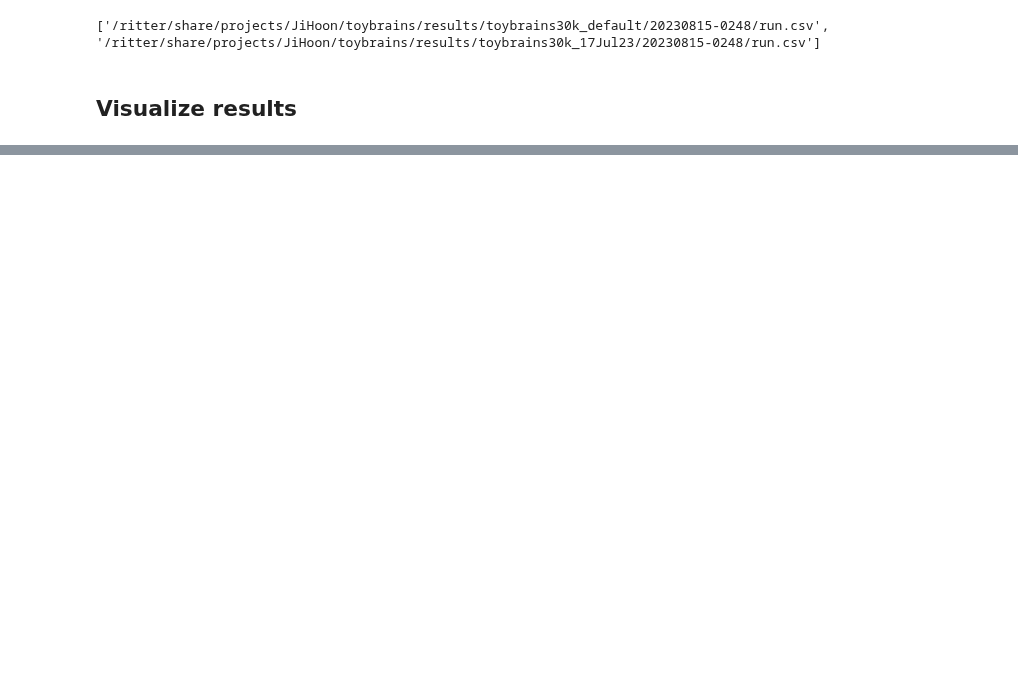
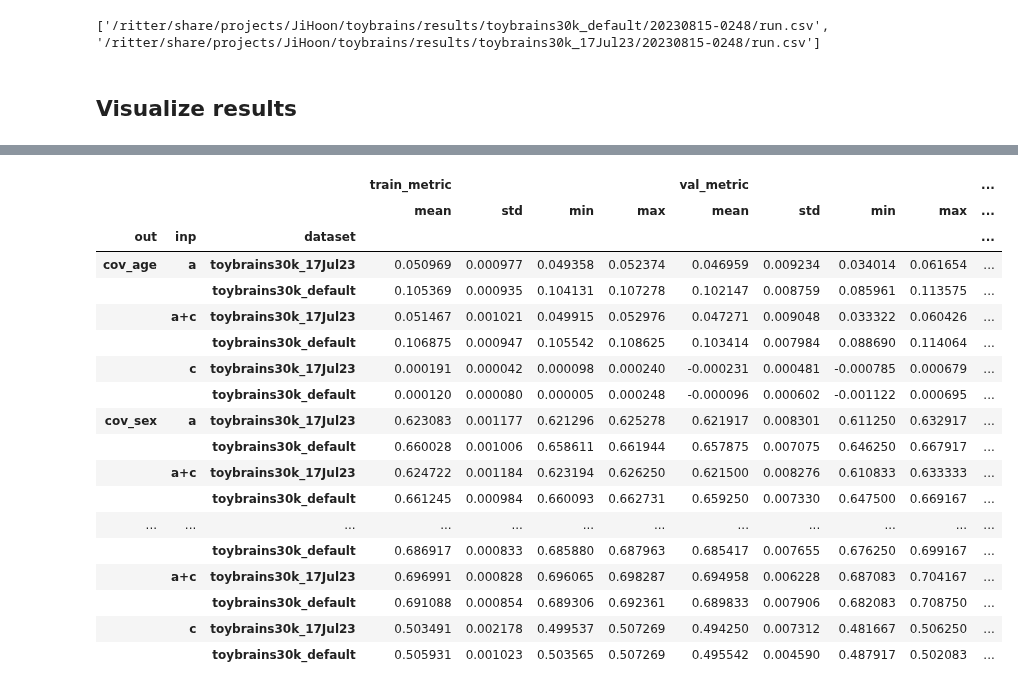
Before and after one commit to RoshanRane/toybrains, a Jupyter notebook: main_baseline-short.ipynb, the cells around one changed output, grey strips where cells are left out. Saved outputs shown, nothing was run; the diff lists cells and outputs as text; code cells hidden in the pictures; blank space fills up the shorter version.

```diff
--- a/main_baseline-short.ipynb
+++ b/main_baseline-short.ipynb
@@ -132,0 +133,22 @@ print(out_path_list)
+# %%
+summary(viz_df)
+# %% [output]
+|  |  |  | train_metric |  |  |  | val_metric |  |  |  | ... |
+|  |  |  | mean | std | min | max | mean | std | min | max | ... |
+| out | inp | dataset |  |  |  |  |  |  |  |  | ... |
+| cov_age | a | toybrains30k_17Jul23 | 0.050969 | 0.000977 | 0.049358 | 0.052374 | 0.046959 | 0.009234 | 0.034014 | 0.061654 | ... |
+|  |  | toybrains30k_default | 0.105369 | 0.000935 | 0.104131 | 0.107278 | 0.102147 | 0.008759 | 0.085961 | 0.113575 | ... |
+|  | a+c | toybrains30k_17Jul23 | 0.051467 | 0.001021 | 0.049915 | 0.052976 | 0.047271 | 0.009048 | 0.033322 | 0.060426 | ... |
+|  |  | toybrains30k_default | 0.106875 | 0.000947 | 0.105542 | 0.108625 | 0.103414 | 0.007984 | 0.088690 | 0.114064 | ... |
+|  | c | toybrains30k_17Jul23 | 0.000191 | 0.000042 | 0.000098 | 0.000240 | -0.000231 | 0.000481 | -0.000785 | 0.000679 | ... |
+|  |  | toybrains30k_default | 0.000120 | 0.000080 | 0.000005 | 0.000248 | -0.000096 | 0.000602 | -0.001122 | 0.000695 | ... |
+| cov_sex | a | toybrains30k_17Jul23 | 0.623083 | 0.001177 | 0.621296 | 0.625278 | 0.621917 | 0.008301 | 0.611250 | 0.632917 | ... |
+|  |  | toybrains30k_default | 0.660028 | 0.001006 | 0.658611 | 0.661944 | 0.657875 | 0.007075 | 0.646250 | 0.667917 | ... |
+|  | a+c | toybrains30k_17Jul23 | 0.624722 | 0.001184 | 0.623194 | 0.626250 | 0.621500 | 0.008276 | 0.610833 | 0.633333 | ... |
+|  |  | toybrains30k_default | 0.661245 | 0.000984 | 0.660093 | 0.662731 | 0.659250 | 0.007330 | 0.647500 | 0.669167 | ... |
+| ... | ... | ... | ... | ... | ... | ... | ... | ... | ... | ... | ... |
+|  |  | toybrains30k_default | 0.686917 | 0.000833 | 0.685880 | 0.687963 | 0.685417 | 0.007655 | 0.676250 | 0.699167 | ... |
+|  | a+c | toybrains30k_17Jul23 | 0.696991 | 0.000828 | 0.696065 | 0.698287 | 0.694958 | 0.006228 | 0.687083 | 0.704167 | ... |
+|  |  | toybrains30k_default | 0.691088 | 0.000854 | 0.689306 | 0.692361 | 0.689833 | 0.007906 | 0.682083 | 0.708750 | ... |
+|  | c | toybrains30k_17Jul23 | 0.503491 | 0.002178 | 0.499537 | 0.507269 | 0.494250 | 0.007312 | 0.481667 | 0.506250 | ... |
+|  |  | toybrains30k_default | 0.505931 | 0.001023 | 0.503565 | 0.507269 | 0.495542 | 0.004590 | 0.487917 | 0.502083 | ... |
```
Also changed, not shown: parts of 7 cells of this notebook, 1 other file.
